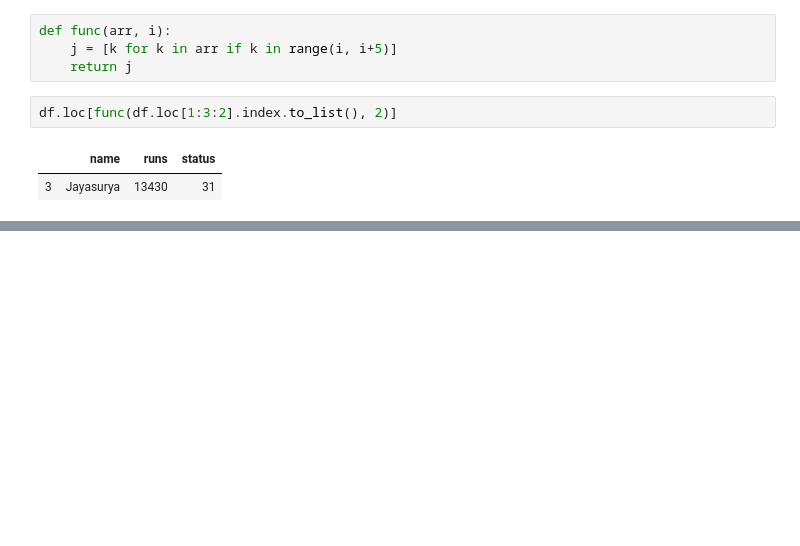
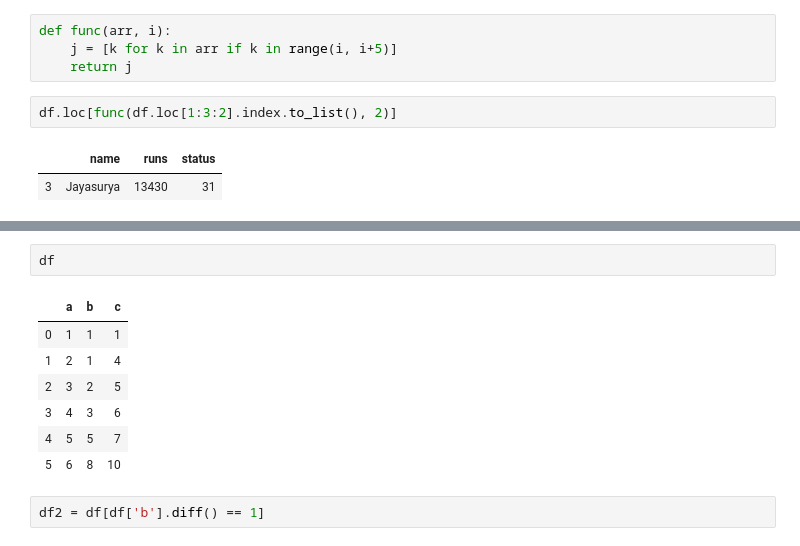
Before and after one commit to RiccardoTancredi/TesiTriennale, a Jupyter notebook: prova.ipynb, the cells around one changed output, grey strips where cells are left out. Drawn from its saved outputs; the diff is of its cells as text; blank space fills up the shorter version.

```diff
--- a/prova.ipynb
+++ b/prova.ipynb
@@ -345,0 +388,12 @@ df.loc[func(df.loc[1:3:2].index.to_list(), 2)]
+# %%
+df
+# %% [output]
+|  | a | b | c |
+| 0 | 1 | 1 | 1 |
+| 1 | 2 | 1 | 4 |
+| 2 | 3 | 2 | 5 |
+| 3 | 4 | 3 | 6 |
+| 4 | 5 | 5 | 7 |
+| 5 | 6 | 8 | 10 |
+# %%
+df2 = df[df['b'].diff() == 1]
```
Also changed, not shown: parts of 6 cells of this notebook, 10 other files.
